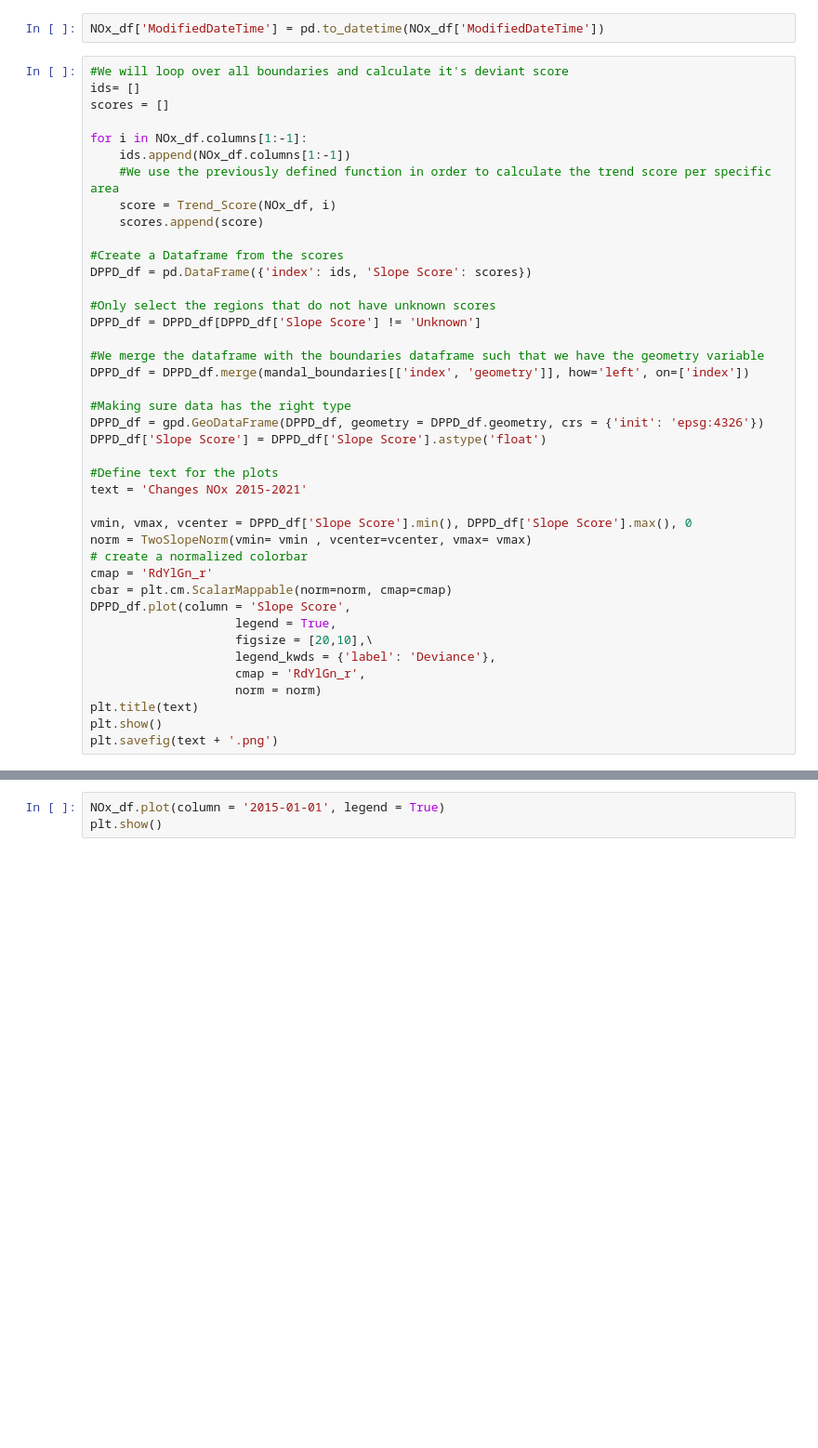
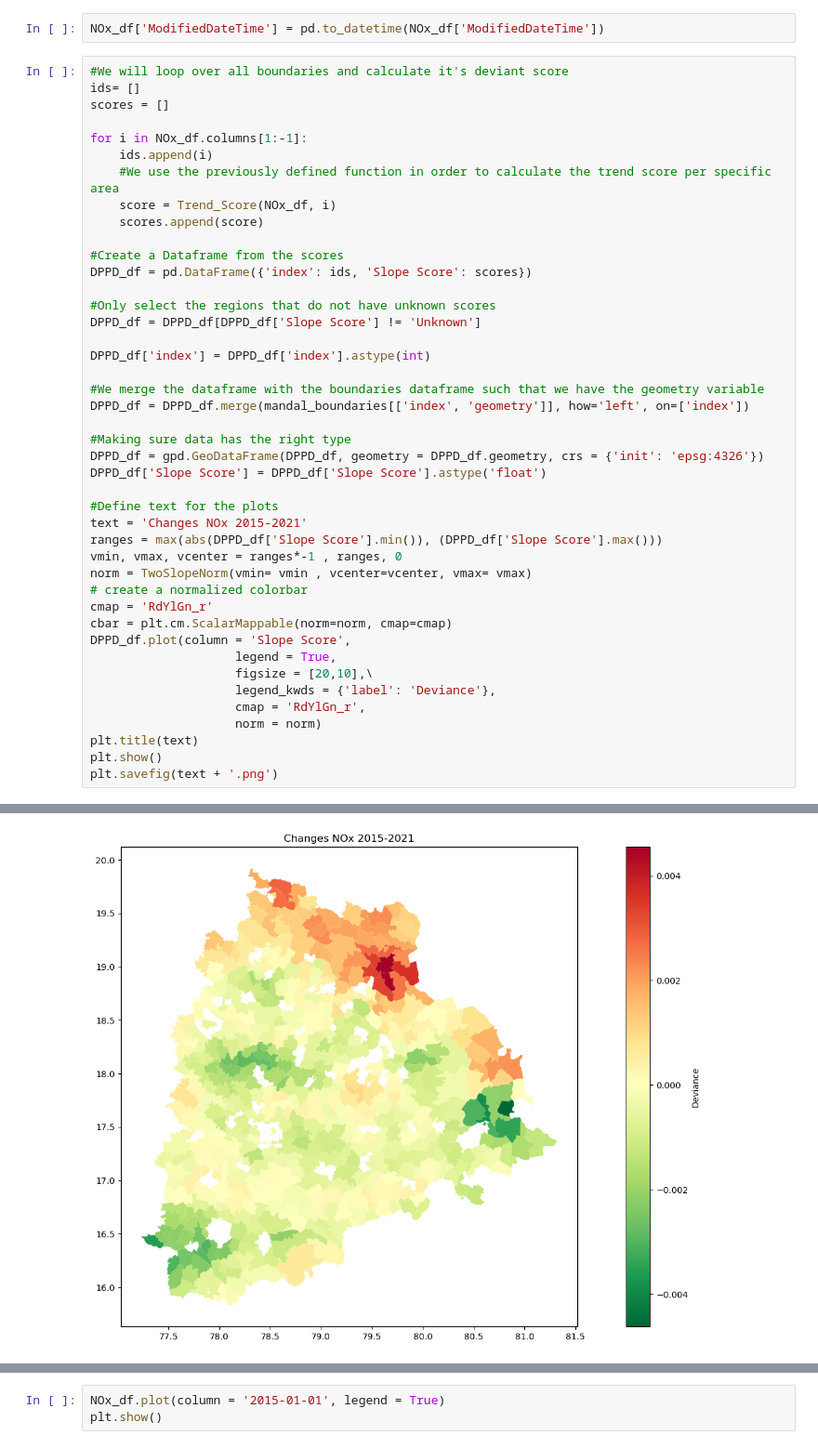
Before and after one commit to undpindia/dicra, a Jupyter notebook: analytics/notebooks/crop_fires/DPPD_Jesse/NOx/NOx.ipynb, the cells around one changed output, grey strips where cells are left out. Shown at 93% size. Saved outputs shown, nothing was run; the diff lists cells and outputs as text; blank space fills up the shorter version.

```diff
--- a/analytics/notebooks/crop_fires/DPPD_Jesse/NOx/NOx.ipynb
+++ b/analytics/notebooks/crop_fires/DPPD_Jesse/NOx/NOx.ipynb
@@ -140,7 +134,7 @@ ids= []
 scores = []
 
 for i in NOx_df.columns[1:-1]:
-    ids.append(NOx_df.columns[1:-1])
+    ids.append(i)
     #We use the previously defined function in order to calculate the trend score per specific area
     score = Trend_Score(NOx_df, i)
     scores.append(score)
@@ -151,6 +145,8 @@ DPPD_df = pd.DataFrame({'index': ids, 'Slope Score': scores})
 #Only select the regions that do not have unknown scores
 DPPD_df = DPPD_df[DPPD_df['Slope Score'] != 'Unknown']
 
+DPPD_df['index'] = DPPD_df['index'].astype(int)
+
 #We merge the dataframe with the boundaries dataframe such that we have the geometry variable
 DPPD_df = DPPD_df.merge(mandal_boundaries[['index', 'geometry']], how='left', on=['index'])
 
@@ -160,8 +156,8 @@ DPPD_df['Slope Score'] = DPPD_df['Slope Score'].astype('float')
 
 #Define text for the plots
 text = 'Changes NOx 2015-2021'
-
-vmin, vmax, vcenter = DPPD_df['Slope Score'].min(), DPPD_df['Slope Score'].max(), 0
+ranges = max(abs(DPPD_df['Slope Score'].min()), (DPPD_df['Slope Score'].max()))
+vmin, vmax, vcenter = ranges*-1 , ranges, 0
 norm = TwoSlopeNorm(vmin= vmin , vcenter=vcenter, vmax= vmax)
 # create a normalized colorbar
 cmap = 'RdYlGn_r'
@@ -179,0 +175 @@ ValueError: You are trying to merge on object and int64 columns. If you wish to
+[figure, added]
```
Also changed, not shown: parts of 6 cells of this notebook, 22 other files.
